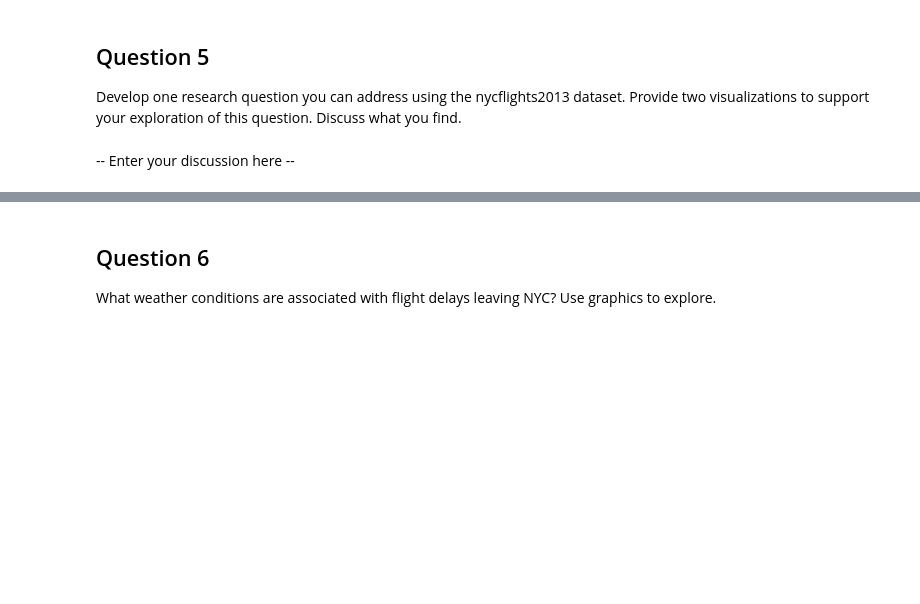
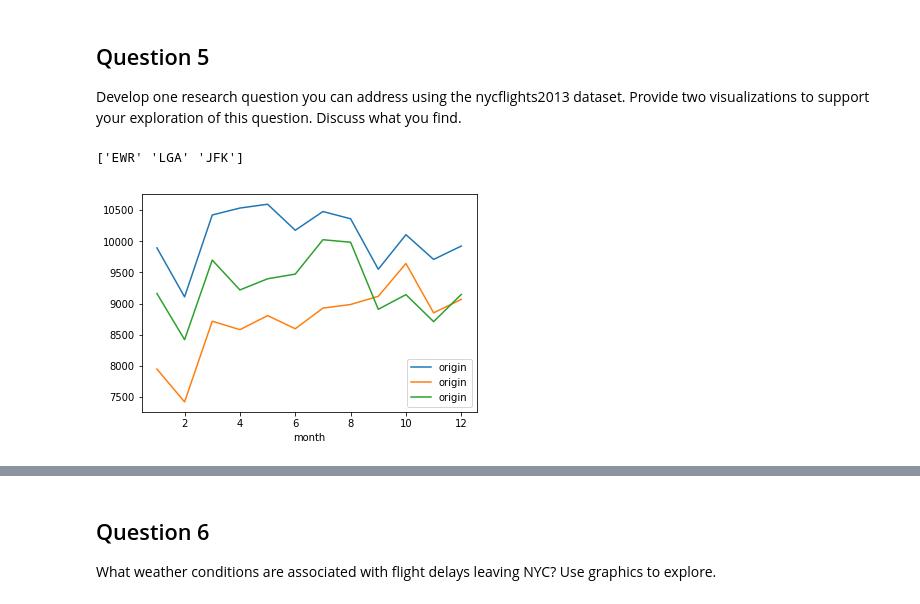
Before and after one commit to adityachatterjee42/INFX574, a Jupyter notebook: Homework/1/ps1_pandas.ipynb, the cells around one changed output, grey strips where cells are left out. Drawn from its saved outputs; the diff is of its cells as text; code cells hidden in the pictures; blank space fills up the shorter version.

```diff
--- a/Homework/1/ps1_pandas.ipynb
+++ b/Homework/1/ps1_pandas.ipynb
@@ -212,0 +252,4 @@ print(flights_df.groupby(['year', 'month', 'day'])['arr_delay'].mean().max())
+# %%
+import math
+flights_df['dep_hour']=(flights_df['dep_time']/100).apply(np.floor)
+print(flights_df[flights_df['dep_delay']>0].groupby(['dep_hour']).dep_delay.mean())
@@ -261,2 +322,13 @@ Develop one research question you can address using the nycflights2013 dataset.
-# %% [markdown]
- -- Enter your discussion here --
+# %%
+#Question: Is there seasonality in total number of flights at each aiport - does this pattern differ between airports?
+
+origin_airports=(flights_df.origin.unique())
+print(origin_airports)
+for airport in origin_airports:
+    flights_df[flights_df['origin'] == airport].groupby(['month']).origin.count().plot(legend=True)
+
+
+#for airport in origin_airports:
+# %% [output]
+['EWR' 'LGA' 'JFK']
+[figure, added]
```
Also changed, not shown: parts of 25 cells of this notebook, 1 other file.
